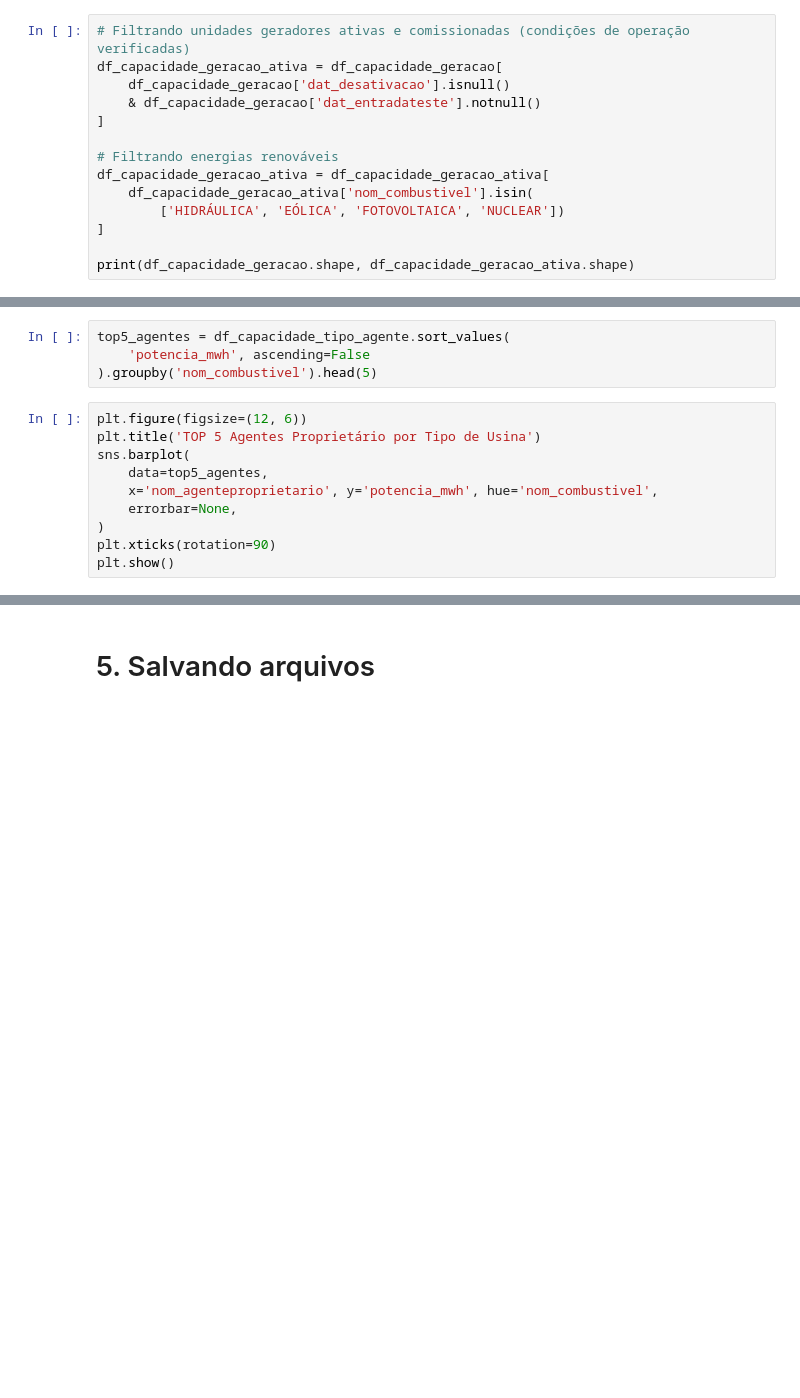
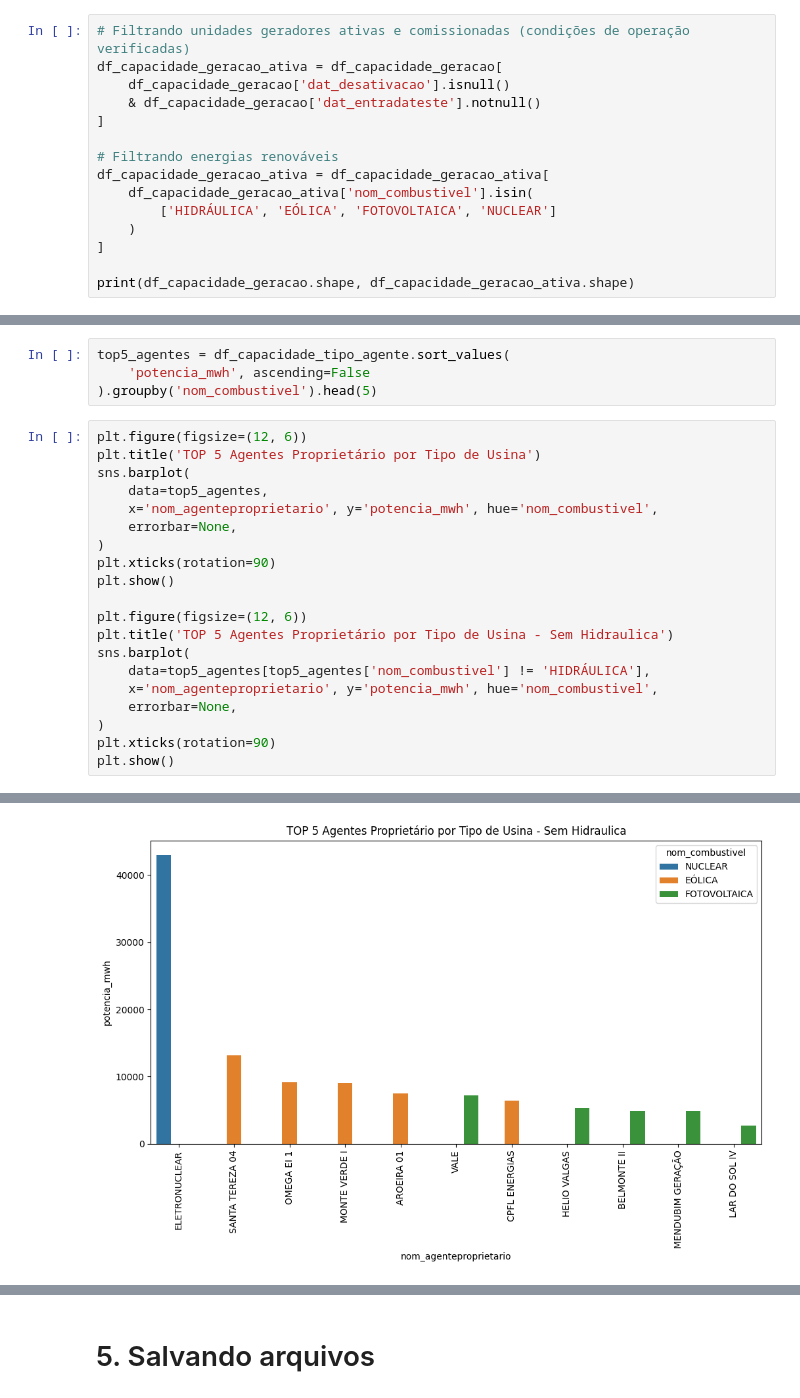
Before and after one commit to daniel64bit/distribuicao-renovavel, a Jupyter notebook: notebooks/analise_exploratoria/ons_capacidade_geracao.ipynb, the cells around one changed output, grey strips where cells are left out. Saved outputs shown, nothing was run; the diff lists cells and outputs as text; blank space fills up the shorter version.

```diff
--- a/notebooks/analise_exploratoria/ons_capacidade_geracao.ipynb
+++ b/notebooks/analise_exploratoria/ons_capacidade_geracao.ipynb
@@ -86,7 +86,8 @@ df_capacidade_geracao_ativa = df_capacidade_geracao[
 # Filtrando energias renováveis
 df_capacidade_geracao_ativa = df_capacidade_geracao_ativa[
     df_capacidade_geracao_ativa['nom_combustivel'].isin(
-        ['HIDRÁULICA', 'EÓLICA', 'FOTOVOLTAICA', 'NUCLEAR'])
+        ['HIDRÁULICA', 'EÓLICA', 'FOTOVOLTAICA', 'NUCLEAR']
+    )
 ]
 
 print(df_capacidade_geracao.shape, df_capacidade_geracao_ativa.shape)
@@ -168,12 +169,23 @@ top5_agentes = df_capacidade_tipo_agente.sort_values(
 # %%
 plt.figure(figsize=(12, 6))
 plt.title('TOP 5 Agentes Proprietário por Tipo de Usina')
 sns.barplot(
     data=top5_agentes,
     x='nom_agenteproprietario', y='potencia_mwh', hue='nom_combustivel',
     errorbar=None,
 )
 plt.xticks(rotation=90)
 plt.show()
+
+plt.figure(figsize=(12, 6))
+plt.title('TOP 5 Agentes Proprietário por Tipo de Usina - Sem Hidraulica')
+sns.barplot(
+    data=top5_agentes[top5_agentes['nom_combustivel'] != 'HIDRÁULICA'],
+    x='nom_agenteproprietario', y='potencia_mwh', hue='nom_combustivel',
+    errorbar=None,
+)
+plt.xticks(rotation=90)
+plt.show()
 # %% [output]
 [figure]
+[figure, added]
```
Also changed, not shown: parts of 1 cell of this notebook.
